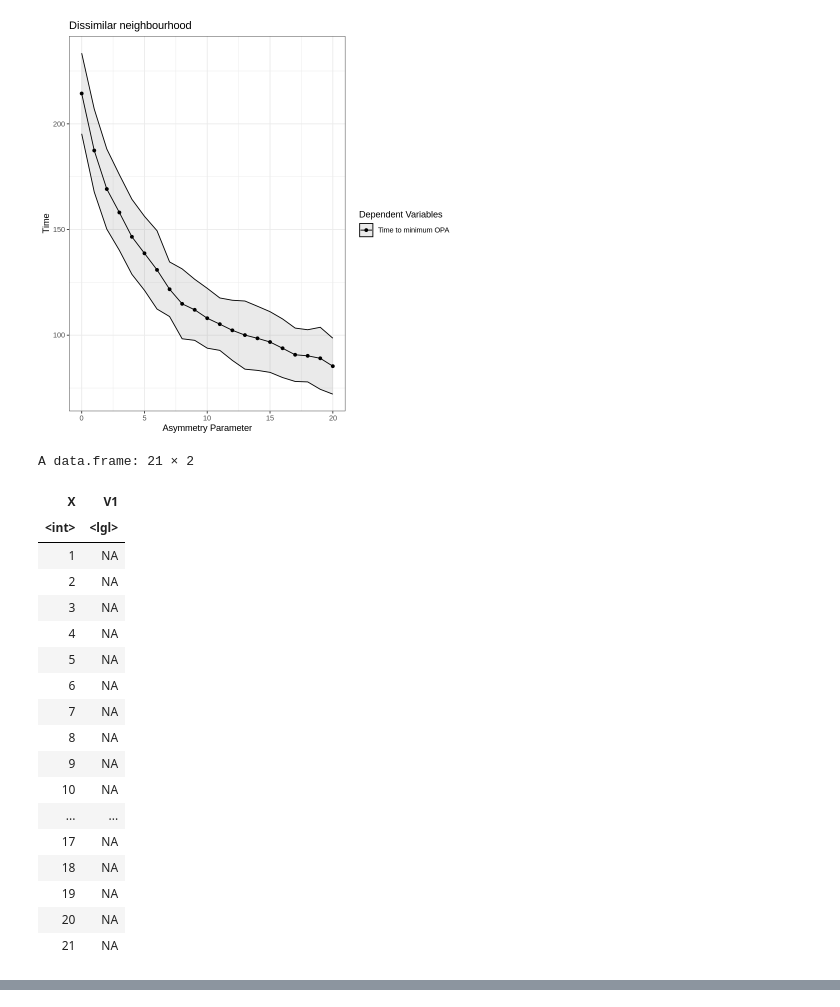
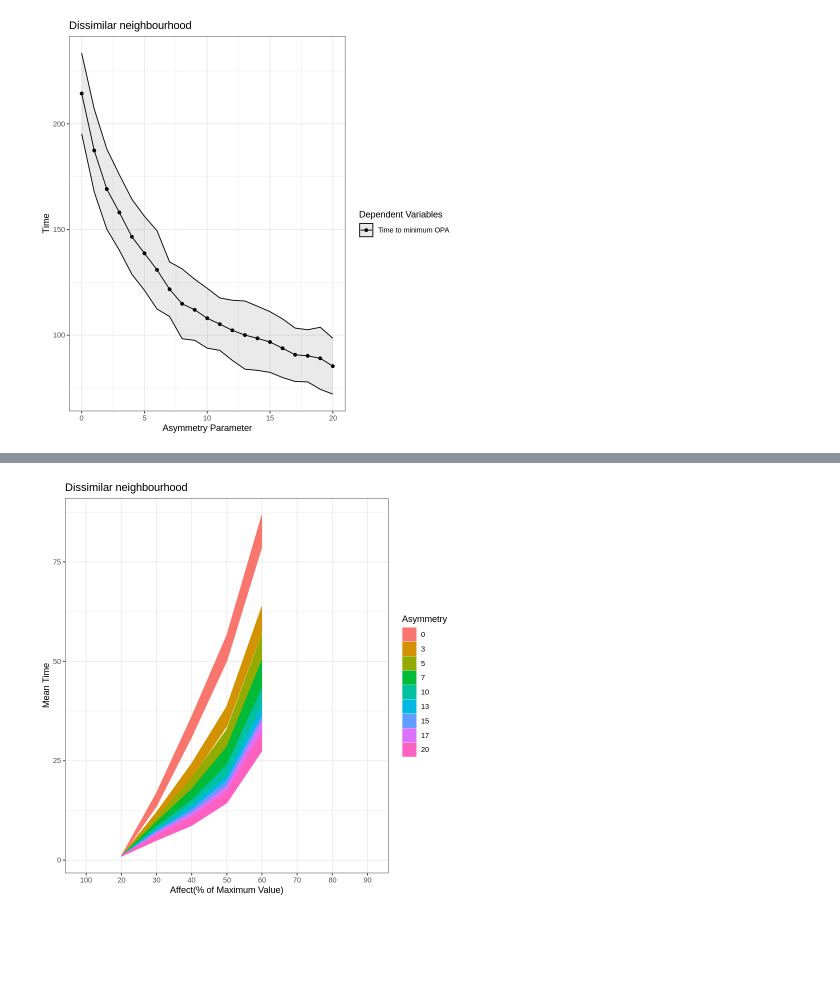
Before and after one commit to narayanivedam/AERO_625_Platooning, a Jupyter notebook: MC_Dissimilar_Neighborhood.ipynb, the cells around one changed output, grey strips where cells are left out. Drawn from its saved outputs; the diff is of its cells as text; code cells hidden in the pictures; blank space fills up the shorter version.

```diff
--- a/MC_Dissimilar_Neighborhood.ipynb
+++ b/MC_Dissimilar_Neighborhood.ipynb
@@ -414,25 +415,3 @@ ggsave(filename = "dissimilar_time.svg", plot = figure, width = 5, height = 3)
 # %% [output]
 ERROR: ignored
 [figure]
-# %%
-d_m_t70
-# %% [output]
-A data.frame: 21 × 2
-| X | V1 |
-| <int> | <lgl> |
-| 1 | NA |
-| 2 | NA |
-| 3 | NA |
-| 4 | NA |
-| 5 | NA |
-| 6 | NA |
-| 7 | NA |
-| 8 | NA |
-| 9 | NA |
-| 10 | NA |
-| ... | ... |
-| 17 | NA |
-| 18 | NA |
-| 19 | NA |
-| 20 | NA |
-| 21 | NA |
@@ -438,0 +465,29 @@ A data.frame: 21 × 2
+# %%
+new_data <- new_data %>% pivot_longer(cols=c('20', '30', '40','50','60','70','80','90','100'),
+                    names_to='Affect',
+                    values_to='Mean')
+# %%
+new_sd_data <- new_sd_data %>% pivot_longer(cols=c('20', '30', '40','50','60','70','80','90','100'),
+                    names_to='Affect',
+                    values_to='Standard_Deviation')
+# %%
+new_data$Upper <- new_data$Mean + new_sd_data$Standard_Deviation
+new_data$Lower <- new_data$Mean - new_sd_data$Standard_Deviation
+# %%
+new_data %>%
+    filter(Asymmetry %in% c(0, 3, 5, 7, 10, 13, 15, 17, 20)) %>%
+    mutate(Asymmetry = as.factor(Asymmetry)) %>%
+    ggplot(aes(x=Affect,col = Asymmetry, fill = Asymmetry,group=Asymmetry)) +
+    geom_line(aes(y = Mean, col = Asymmetry)) +
+    geom_ribbon(aes(ymin=Lower, ymax = Upper)) +
+    labs(x="Affect (% of Maximum Value)",y="Mean Time",title="Dissimilar neighbourhood") +
+    theme_bw()
+
+  # ggplot(aes(x = Affect,color = Asymmetry,fill=Asymmetry)) +
+  # geom_line(aes(y=Mean)) +
+  # guides(fill=guide_legend(title="Asymmetry Parameter"),
+  #        color=guide_legend(title="Asymmetry Parameter")) +
+  # scale_fill_manual(values=c("blue", "green", "cyan", "red", "orange","blue", "green", "cyan","orange")) +
+  # scale_colour_manual(values=c("blue", "green", "cyan", "red", "orange","blue", "green", "cyan","orange")) +
+  # theme_bw()  +  theme(legend.position="none")
+# %% [output]
@@ -438,0 +496 @@ A data.frame: 21 × 2
+[figure, added]
```
Also changed, not shown: parts of 3 cells of this notebook.
